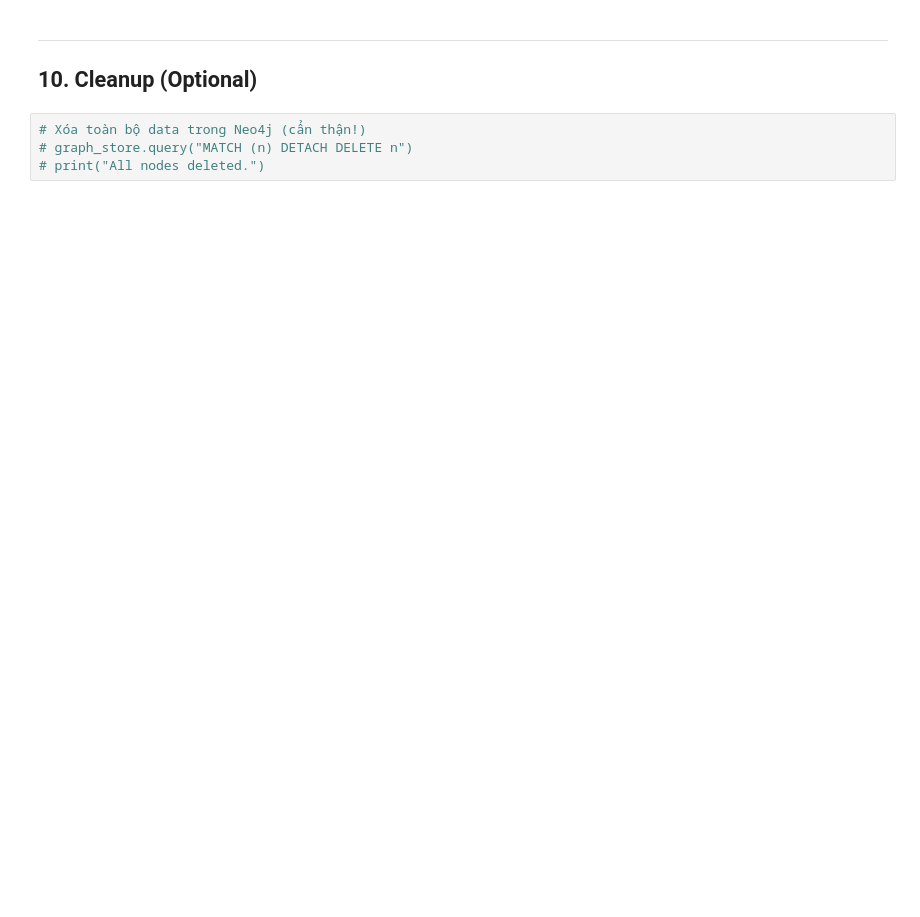
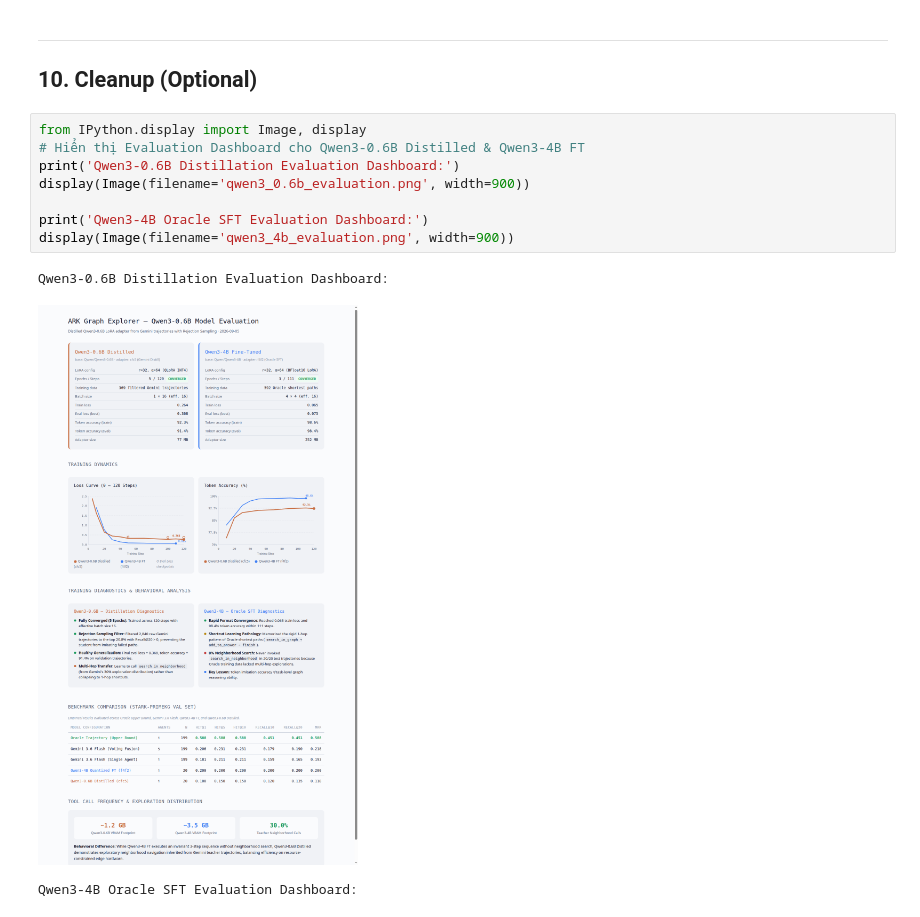
Before and after one commit to nhanvu10092001/graph_rag, a Jupyter notebook: RAG_package/examples/demo_ark_tools.ipynb, the cells around one changed output. Drawn from its saved outputs; the diff is of its cells as text; blank space fills up the shorter version.

```diff
--- a/RAG_package/examples/demo_ark_tools.ipynb
+++ b/RAG_package/examples/demo_ark_tools.ipynb
@@ -1209,6 +1340,14 @@ A: The headquarters of Google's partner company, Alice's employer, is located in
 ---
 ## 10. Cleanup (Optional)
 # %%
-# Xóa toàn bộ data trong Neo4j (cẩn thận!)
-# graph_store.query("MATCH (n) DETACH DELETE n")
-# print("All nodes deleted.")
+from IPython.display import Image, display
+# Hiển thị Evaluation Dashboard cho Qwen3-0.6B Distilled & Qwen3-4B FT
+print('Qwen3-0.6B Distillation Evaluation Dashboard:')
+display(Image(filename='qwen3_0.6b_evaluation.png', width=900))
+
+print('Qwen3-4B Oracle SFT Evaluation Dashboard:')
+display(Image(filename='qwen3_4b_evaluation.png', width=900))
+# %% [output]
+Qwen3-0.6B Distillation Evaluation Dashboard:
+[figure, added]
+Qwen3-4B Oracle SFT Evaluation Dashboard:
```
Also changed, not shown: parts of 13 cells of this notebook, 3 other files.
